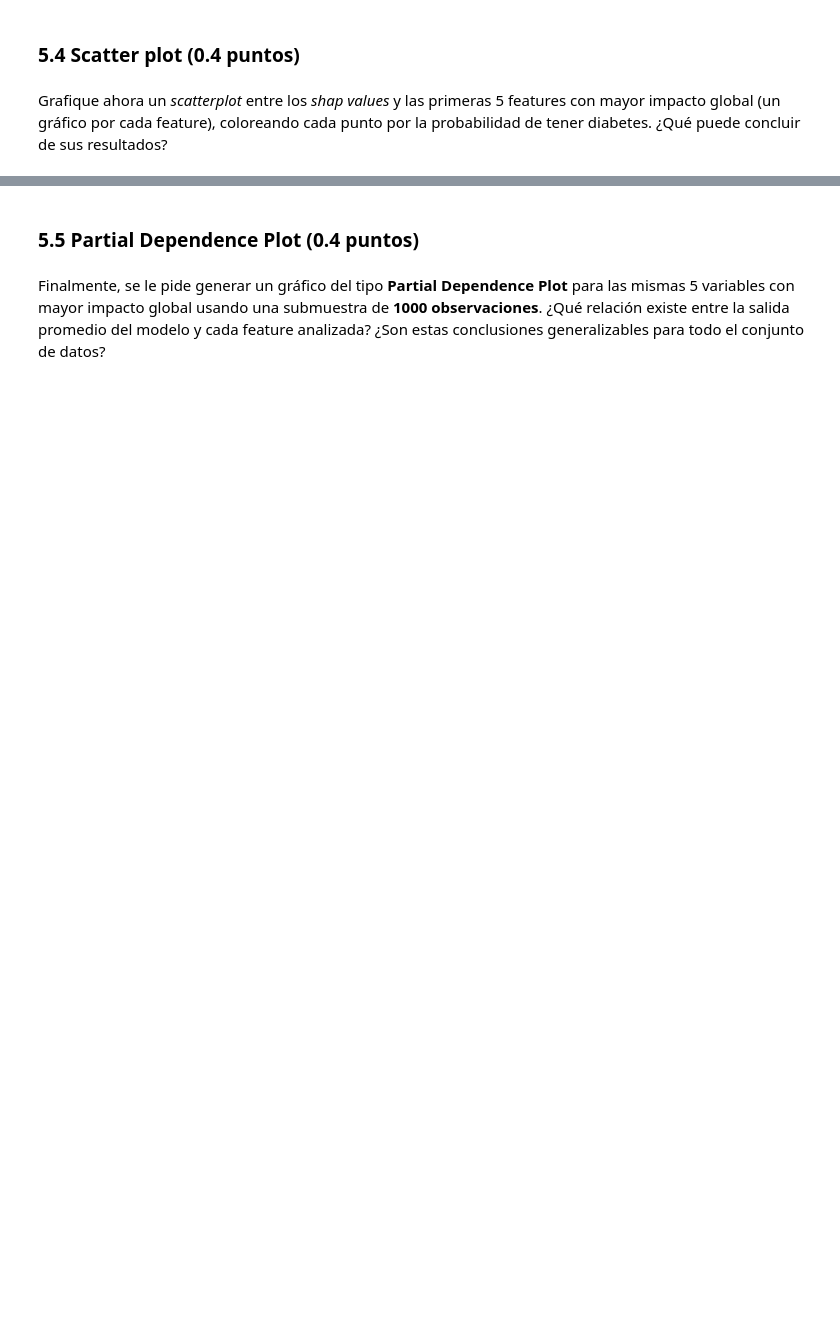
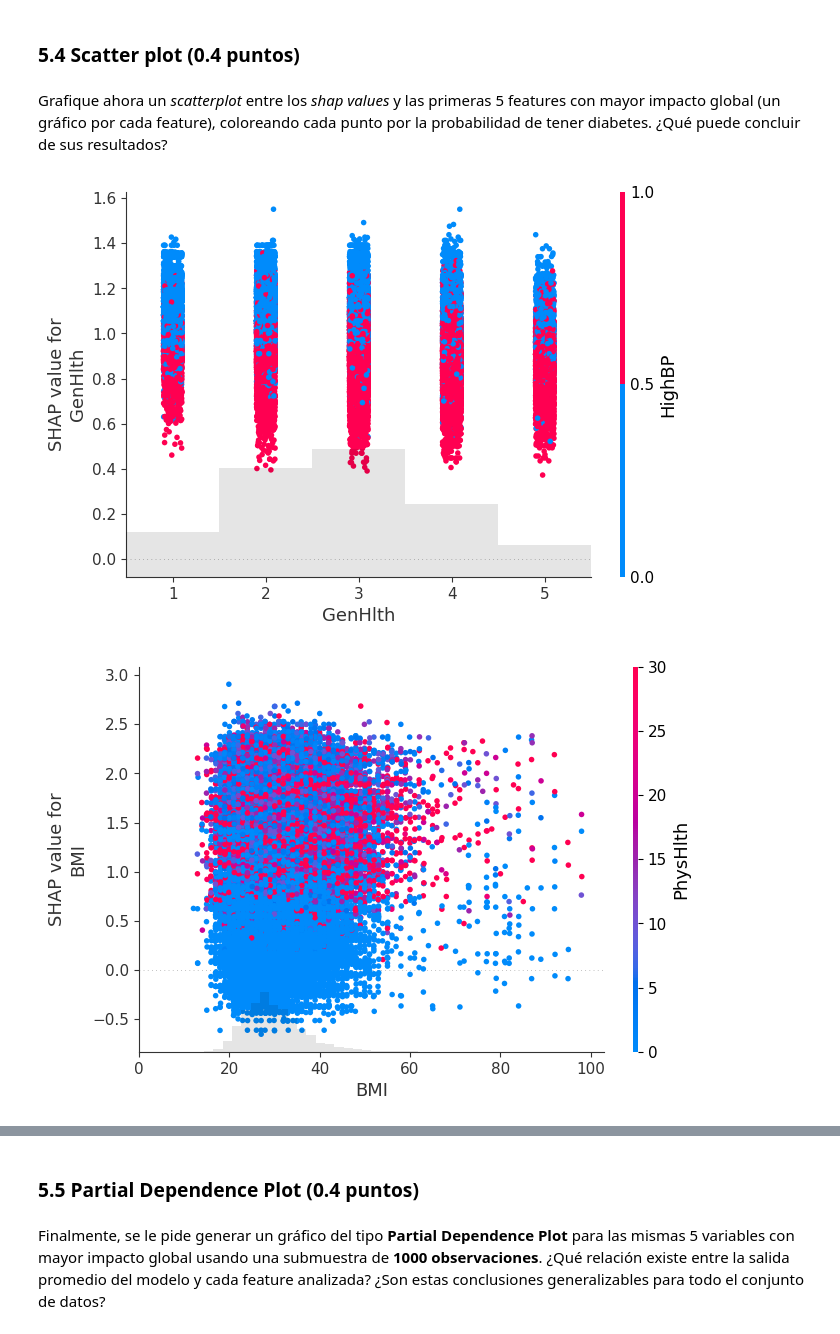
Before and after one commit to nicoacevedor/MDS7202, a Jupyter notebook: lab10/Lab10.ipynb, the cells around one changed output, grey strips where cells are left out. Drawn from its saved outputs; the diff is of its cells as text; code cells hidden in the pictures; blank space fills up the shorter version.

```diff
--- a/lab10/Lab10.ipynb
+++ b/lab10/Lab10.ipynb
@@ -270,0 +280,13 @@ Grafique ahora un *scatterplot* entre los *shap values* y las primeras 5 feature
+# %%
+# obtenemos los shap values
+shap_values_abs = np.mean(np.abs(shap_values.values), axis=0)
+
+# Obtenemos los nombres ordenados de mayor a menor
+feature_importance_names = X_train.columns[shap_values_abs.argsort()[::-1]]
+
+for name in feature_importance_names[:5]:
+    shap.plots.scatter(shap_values[:,name],
+                       color=shap_values, xmin=0)
+# %% [output]
+[figure, added]
+[figure, added]
```
Also changed, not shown: parts of 15 cells of this notebook.
